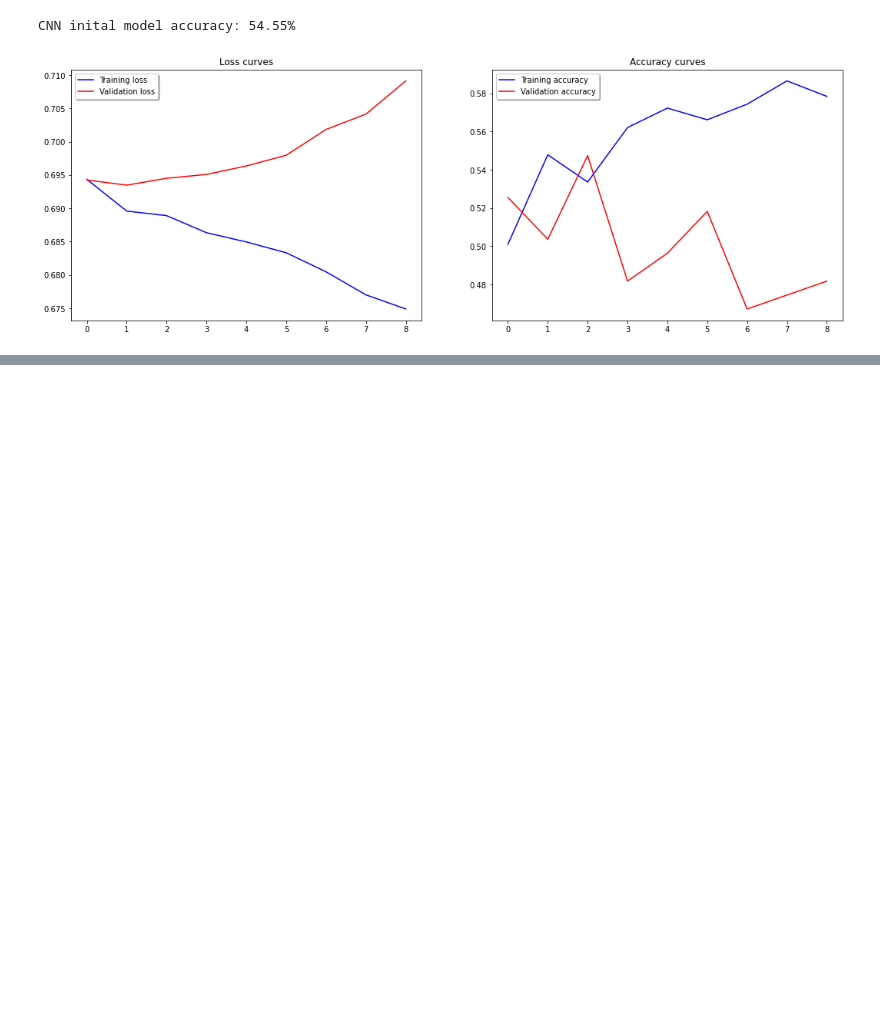
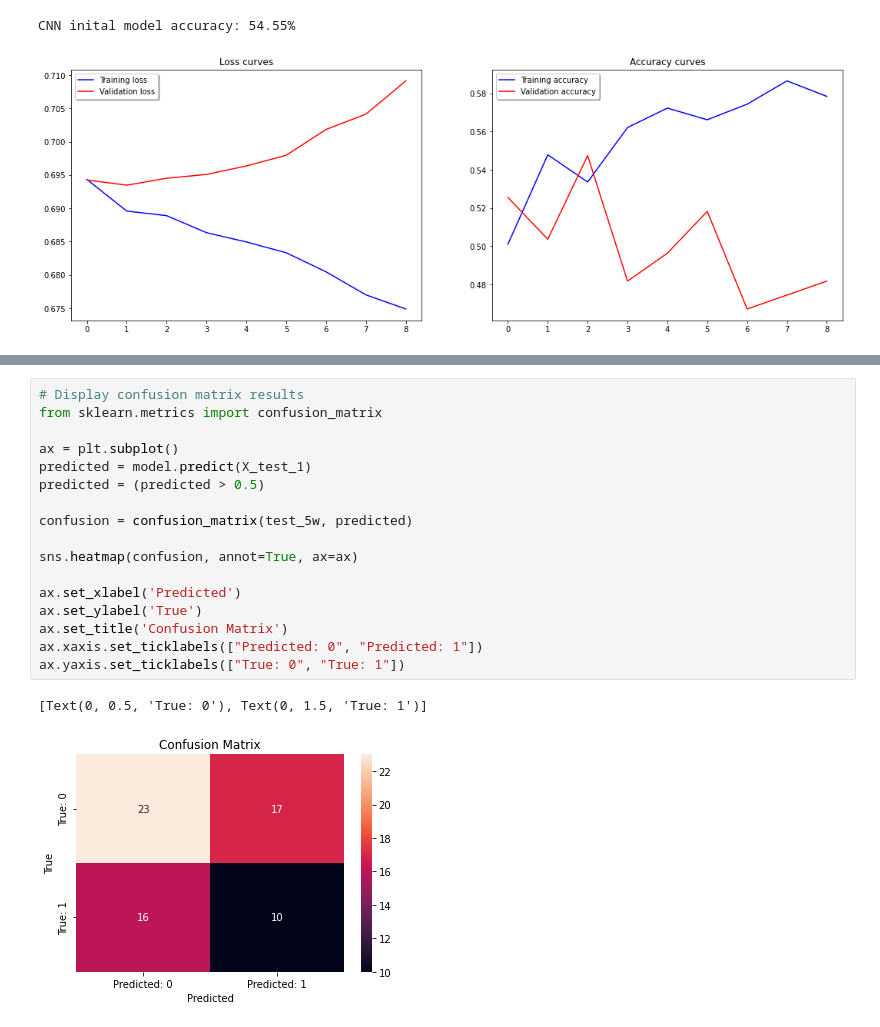
Before and after one commit to fabcabrera/Stock-Predictions, a Jupyter notebook: Fabrizio/UBS_Stock_Prediction.ipynb, the cells around one changed output, grey strips where cells are left out. Saved outputs shown, nothing was run; the diff lists cells and outputs as text; blank space fills up the shorter version.

```diff
--- a/Fabrizio/UBS_Stock_Prediction.ipynb
+++ b/Fabrizio/UBS_Stock_Prediction.ipynb
@@ -599,0 +822,20 @@ CNN inital model accuracy: 54.55%
+# %%
+# Display confusion matrix results
+from sklearn.metrics import confusion_matrix
+
+ax = plt.subplot()
+predicted = model.predict(X_test_1)
+predicted = (predicted > 0.5)
+
+confusion = confusion_matrix(test_5w, predicted)
+
+sns.heatmap(confusion, annot=True, ax=ax)
+
+ax.set_xlabel('Predicted')
+ax.set_ylabel('True')
+ax.set_title('Confusion Matrix')
+ax.xaxis.set_ticklabels(["Predicted: 0", "Predicted: 1"])
+ax.yaxis.set_ticklabels(["True: 0", "True: 1"])
+# %% [output]
+[Text(0, 0.5, 'True: 0'), Text(0, 1.5, 'True: 1')]
+[figure, added]
```
Also changed, not shown: parts of 23 cells of this notebook.
